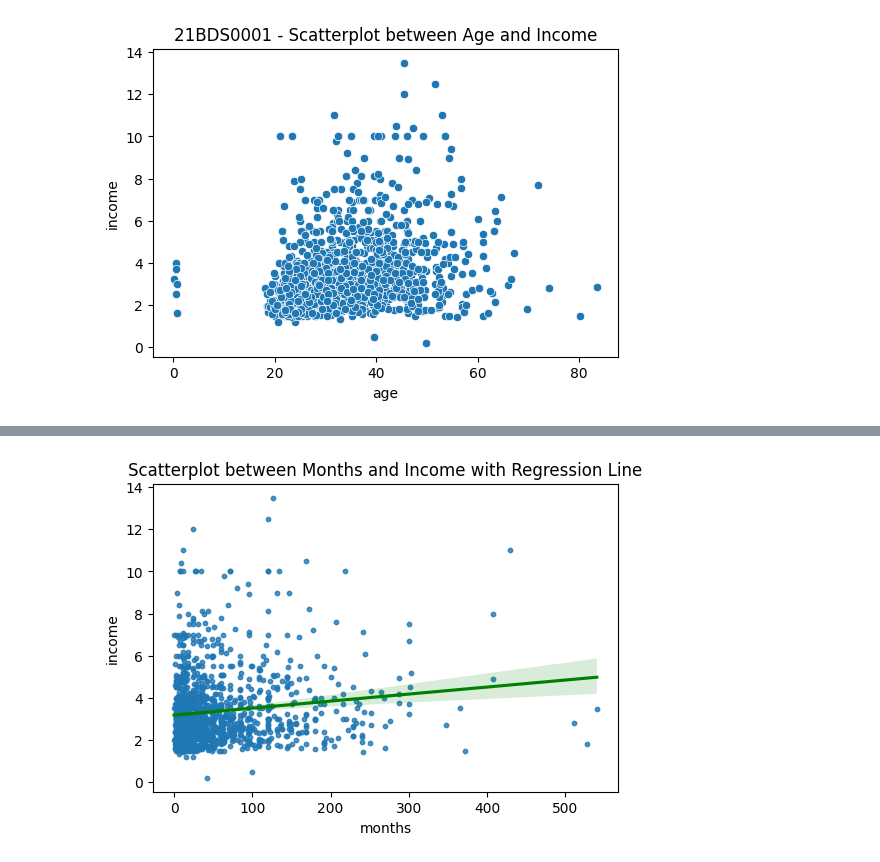
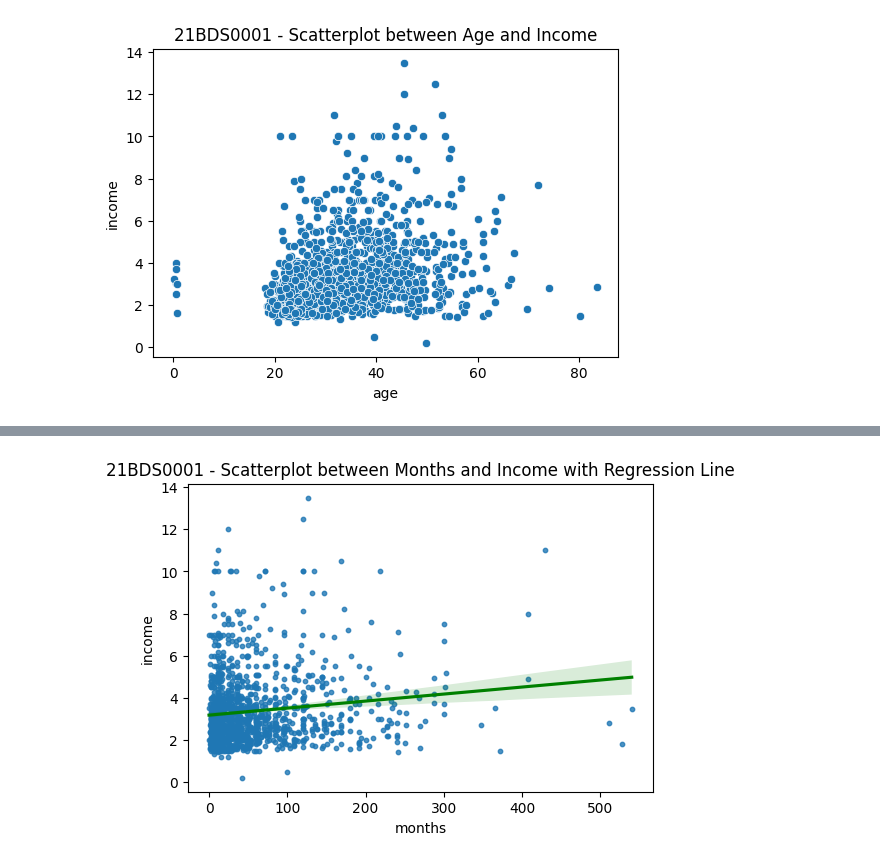
Before and after one commit to mukund-n/EDA---DA---21BDS0001, a Jupyter notebook: EDA_21BDS0001.ipynb, the cells around one changed output, grey strips where cells are left out. Drawn from its saved outputs; the diff is of its cells as text; code cells hidden in the pictures.

```diff
--- a/EDA_21BDS0001.ipynb
+++ b/EDA_21BDS0001.ipynb
@@ -390,7 +390,7 @@ plt.show()
 # %%
 plt.figure(figsize=(6,4))
 sns.regplot(x='months', y='income', data=BDS0001, scatter_kws={'s':10}, line_kws={"color": "green"})
-plt.title('Scatterplot between Months and Income with Regression Line')
+plt.title('21BDS0001 - Scatterplot between Months and Income with Regression Line')
 plt.show()
 # %% [output]
-[figure, old version]
+[figure, new version]
```
Also changed, not shown: parts of 19 cells of this notebook.
